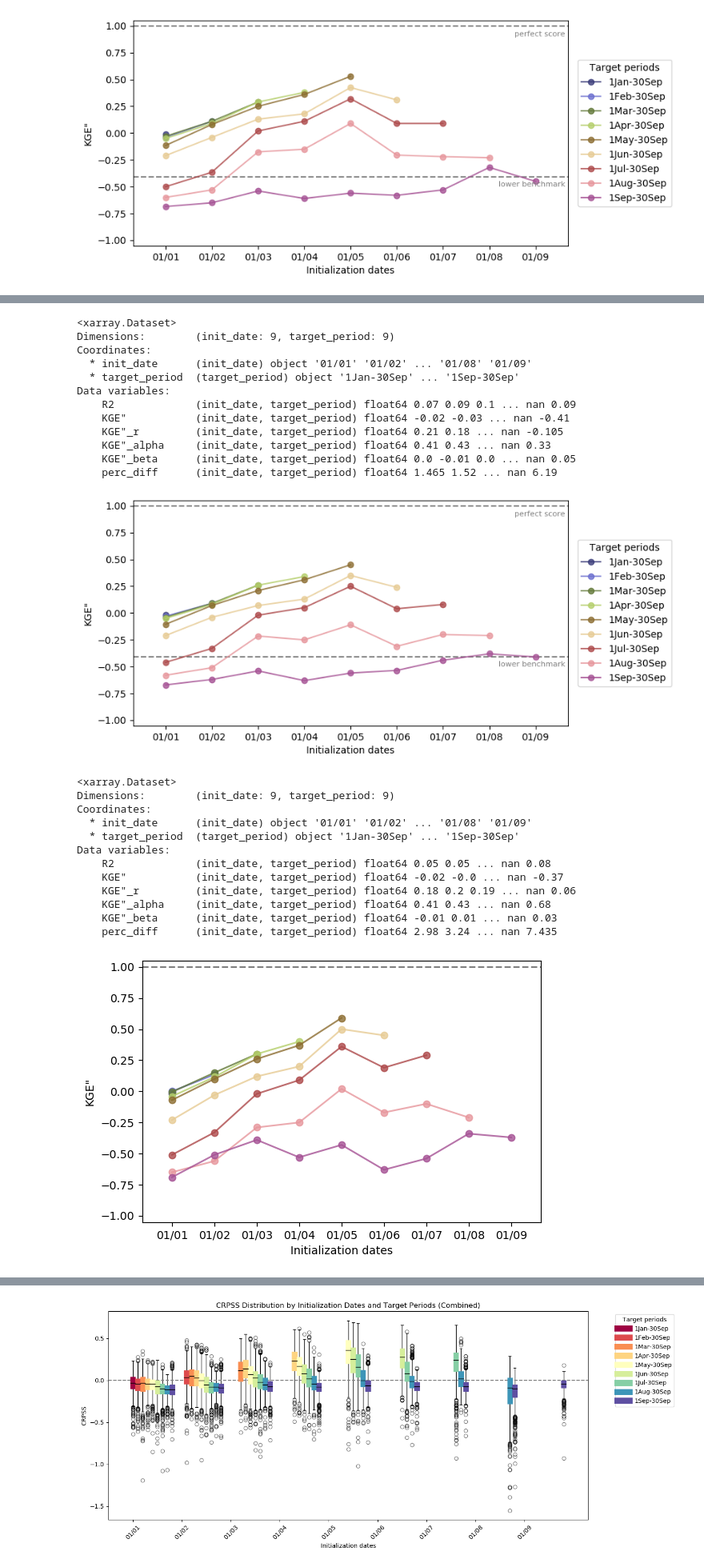
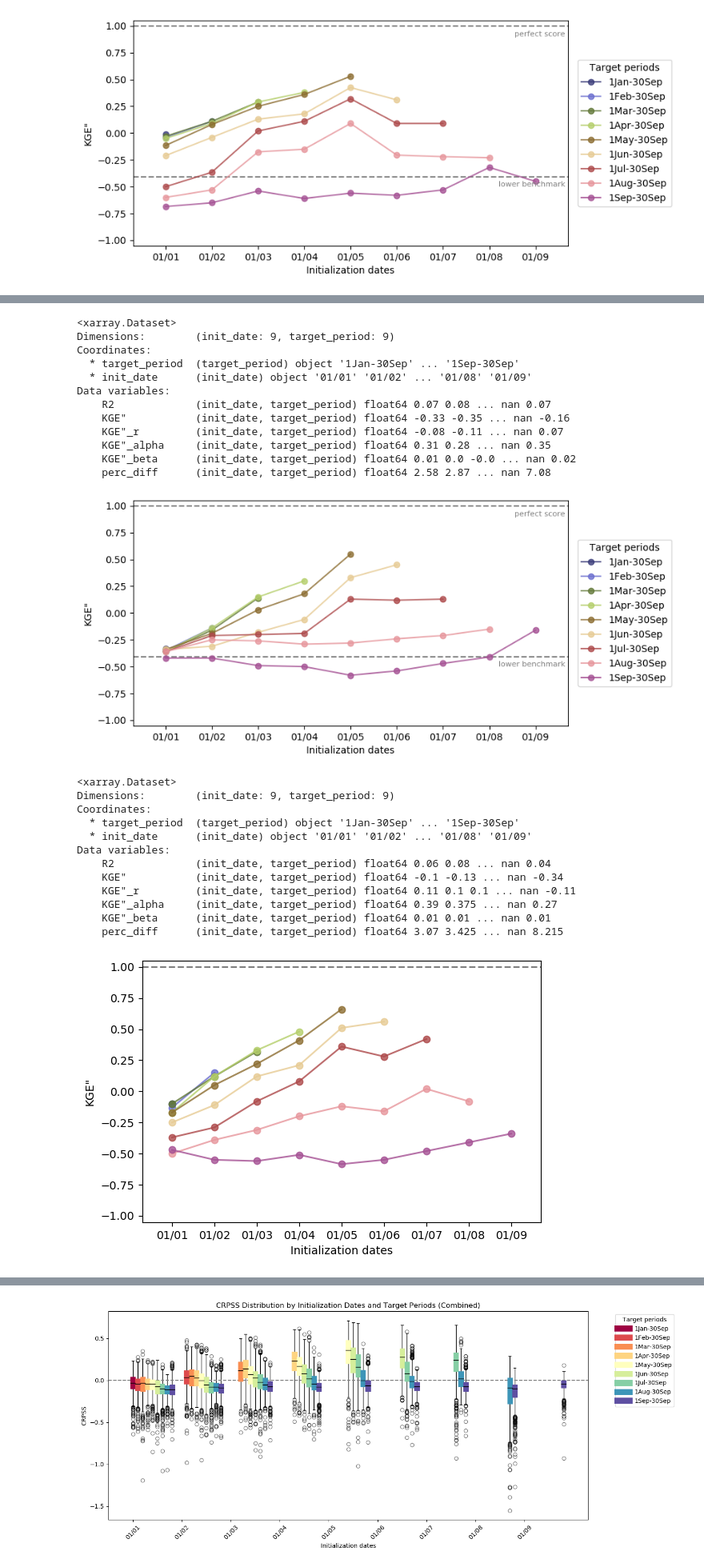
Before and after one commit to Laurin-98/FROSTBYTE_PREVAH, a Jupyter notebook: notebooks/Evaluations.ipynb, the cells around one changed output, grey strips where cells are left out. Shown at 80% size. Drawn from its saved outputs; the diff is of its cells as text; code cells hidden in the pictures.

Commit message:
more evaluations for all nival catchments in CH

```diff
--- a/notebooks/Evaluations.ipynb
+++ b/notebooks/Evaluations.ipynb
@@ -282,5 +156,9 @@ fig.savefig('../CH_data/CH_output_plots/evaluation/KGE_nival_low_regulation_medi
 # %%
-nival_path = "../CH_data/CH_output_data/nival"
+import matplotlib.pyplot as plt
+import numpy as np
+import os
+import xarray as xr
+nival_path = "../CH_data/CH_camels_output_data/nival"
 
 # List of all .nc files in the directory
 nc_files = [os.path.join(nival_path, f) for f in os.listdir(nival_path) if f.endswith('.nc')]
@@ -349,5 +227,5 @@ fig.savefig('../CH_data/CH_output_plots/evaluation/KGE_nival_median.png', dpi=30
 # %%
-n_l_and_n_reg_path = "../CH_data/CH_output_data/nival_low_and_no_reg"
+n_l_and_n_reg_path = "../CH_data/CH_camels_output_data/nival_lim_glac"
 
 # List of all .nc files in the directory
 nc_files = [os.path.join(n_l_and_n_reg_path, f) for f in os.listdir(n_l_and_n_reg_path) if f.endswith('.nc')]
@@ -401,14 +279,14 @@ plt.show()
 <xarray.Dataset>
 Dimensions:        (init_date: 9, target_period: 9)
 Coordinates:
+  * target_period  (target_period) object '1Jan-30Sep' ... '1Sep-30Sep'
   * init_date      (init_date) object '01/01' '01/02' ... '01/08' '01/09'
-  * target_period  (target_period) object '1Jan-30Sep' ... '1Sep-30Sep'
 Data variables:
-    R2             (init_date, target_period) float64 0.07 0.09 0.1 ... nan 0.09
-    KGE"           (init_date, target_period) float64 -0.02 -0.03 ... nan -0.41
-    KGE"_r         (init_date, target_period) float64 0.21 0.18 ... nan -0.105
-    KGE"_alpha     (init_date, target_period) float64 0.41 0.43 ... nan 0.33
-    KGE"_beta      (init_date, target_period) float64 0.0 -0.01 0.0 ... nan 0.05
-    perc_diff      (init_date, target_period) float64 1.465 1.52 ... nan 6.19
+    R2             (init_date, target_period) float64 0.07 0.08 ... nan 0.07
+    KGE"           (init_date, target_period) float64 -0.33 -0.35 ... nan -0.16
+    KGE"_r         (init_date, target_period) float64 -0.08 -0.11 ... nan 0.07
+    KGE"_alpha     (init_date, target_period) float64 0.31 0.28 ... nan 0.35
+    KGE"_beta      (init_date, target_period) float64 0.01 0.0 -0.0 ... nan 0.02
+    perc_diff      (init_date, target_period) float64 2.58 2.87 ... nan 7.08
-[figure, old version]
+[figure, new version]
 # %%
@@ -416,7 +294,7 @@ fig.savefig('../CH_data/CH_output_plots/evaluation/KGE_n_limited_reg_median.png'
 # %%
 #nival, regulation below 0 (low and no) and glacieted area below 10%
 
-nival_limited_reg_and_glac = "../CH_data/CH_output_data/nival_limited_reg_and_glac"
+nival_limited_reg_and_glac = "../CH_data/CH_camels_output_data/nival_lim_glac_and_reg"
 
 # List of all .nc files in the directory
 nc_files = [os.path.join(nival_limited_reg_and_glac, f) for f in os.listdir(nival_limited_reg_and_glac) if f.endswith('.nc')]
@@ -445,39 +323,39 @@ init_dates = median_ds.init_date.values
 for t in target_periods:
     elem += 1
     rgba = cmap((1 * elem) / len(target_periods))
     rgbas.append(rgba)
 
     # Select and plot the KGE" median data for each target period
     toplot = KGE_median.sel(target_period=t)
     plt.plot(np.arange(len(toplot.init_date)), toplot.values, marker='o', color=rgba, alpha=.8, label=t)
 
 # Add elements to the plot
 plt.ylim(-1.05, 1.05)
 plt.xlim(-.7, len(init_dates) - .3)
 #plt.plot([-.7, len(init_dates) - .3], [-.41, -.41], color='grey', ls='--', zorder=1)
 #plt.annotate('lower benchmark', (len(init_dates) - 1.8, -.5), color='grey', fontsize=8)
 plt.plot([-.7, len(init_dates) - .3], [1, 1], color='grey', ls='--', zorder=1)
 #plt.annotate('perfect score', (len(init_dates) - 1.45, .9), color='grey', fontsize=8)
 plt.xticks(np.arange(0, len(init_dates)), init_dates)
 plt.xlabel('Initialization dates')
 plt.ylabel('KGE"')
 #plt.legend(title='Target periods', loc='center right', bbox_to_anchor=(1.25, .5))
 plt.tight_layout()
 
 # Display the plot
 plt.show()
 # %% [output]
 <xarray.Dataset>
 Dimensions:        (init_date: 9, target_period: 9)
 Coordinates:
+  * target_period  (target_period) object '1Jan-30Sep' ... '1Sep-30Sep'
   * init_date      (init_date) object '01/01' '01/02' ... '01/08' '01/09'
-  * target_period  (target_period) object '1Jan-30Sep' ... '1Sep-30Sep'
 Data variables:
-    R2             (init_date, target_period) float64 0.05 0.05 ... nan 0.08
-    KGE"           (init_date, target_period) float64 -0.02 -0.0 ... nan -0.37
-    KGE"_r         (init_date, target_period) float64 0.18 0.2 0.19 ... nan 0.06
-    KGE"_alpha     (init_date, target_period) float64 0.41 0.43 ... nan 0.68
-    KGE"_beta      (init_date, target_period) float64 -0.01 0.01 ... nan 0.03
-    perc_diff      (init_date, target_period) float64 2.98 3.24 ... nan 7.435
+    R2             (init_date, target_period) float64 0.06 0.08 ... nan 0.04
+    KGE"           (init_date, target_period) float64 -0.1 -0.13 ... nan -0.34
+    KGE"_r         (init_date, target_period) float64 0.11 0.1 0.1 ... nan -0.11
+    KGE"_alpha     (init_date, target_period) float64 0.39 0.375 ... nan 0.27
+    KGE"_beta      (init_date, target_period) float64 0.01 0.01 ... nan 0.01
+    perc_diff      (init_date, target_period) float64 3.07 3.425 ... nan 8.215
-[figure, old version]
+[figure, new version]
 # %%
```
Also changed, not shown: parts of 14 cells of this notebook, 11 other files.
